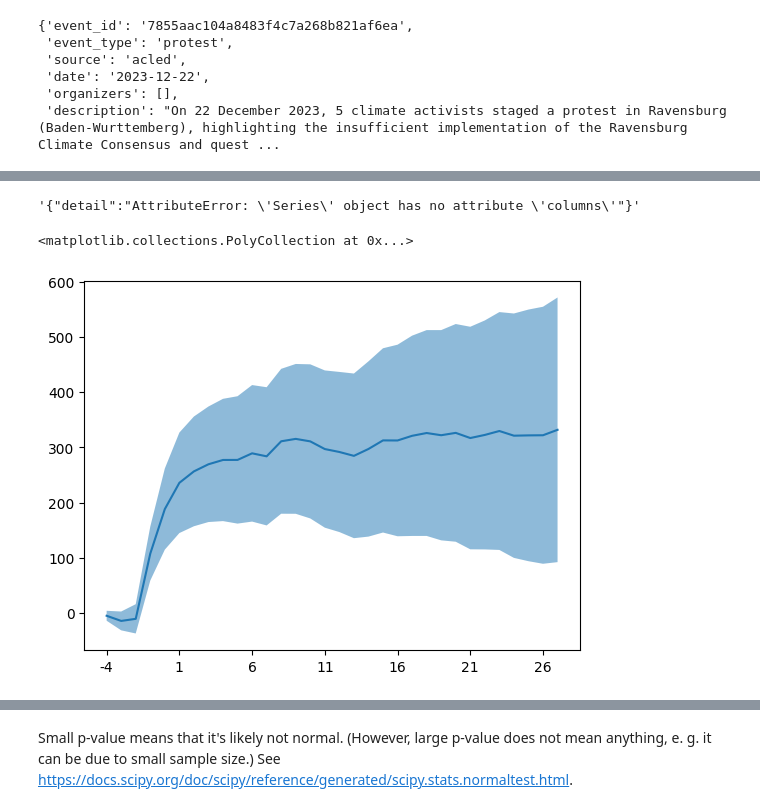
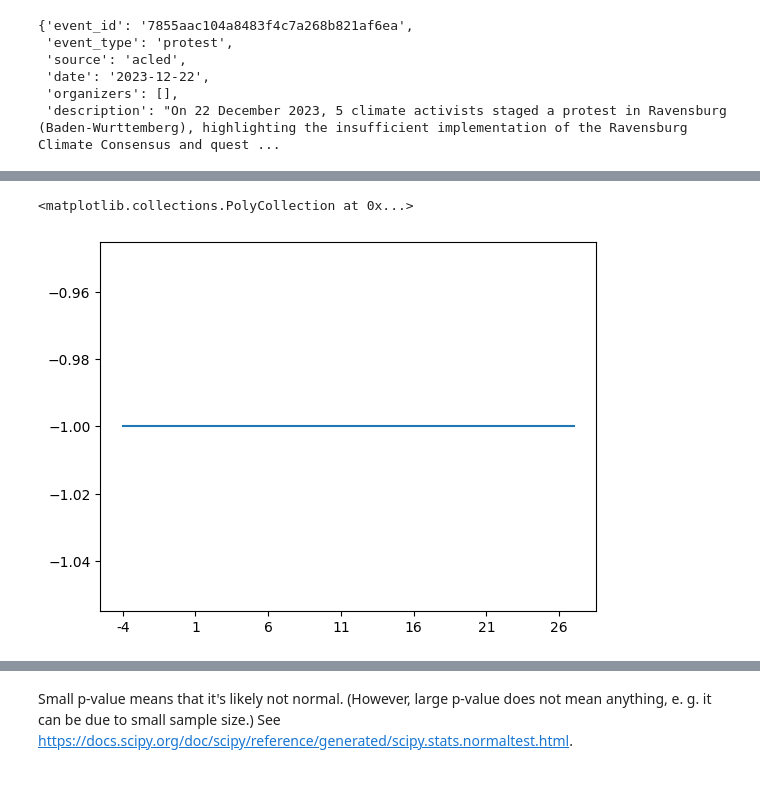
Before and after one commit to SocialChangeLab/media-impact-monitor, a Jupyter notebook: notebooks/2024-04-12-david-impact-api.ipynb, the cells around one changed output, grey strips where cells are left out. Saved outputs shown, nothing was run; the diff lists cells and outputs as text; code cells hidden in the pictures; blank space fills up the shorter version.

```diff
--- a/notebooks/2024-04-12-david-impact-api.ipynb
+++ b/notebooks/2024-04-12-david-impact-api.ipynb
@@ -89,23 +119,21 @@ res = requests.post(
     },
 )
 res.text
-# data = res.json()["data"]
+data = res.json()["data"]
-# %% [output]
-'{"detail":"AttributeError: \'Series\' object has no attribute \'columns\'"}'
 # %%
 import matplotlib.pyplot as plt
 import pandas as pd
 
-pd.Series(data["impact_average"]).plot()
+pd.Series(data["impact_mean"]).plot()
 plt.fill_between(
-    pd.Series(data["impact_average"]).index,
-    pd.Series(data["impact_average_lower"]).values,
-    pd.Series(data["impact_average_upper"]).values,
+    pd.Series(data["impact_mean"]).index,
+    pd.Series(data["impact_mean_lower"]).values,
+    pd.Series(data["impact_mean_upper"]).values,
     alpha=0.5,
 )
 # %% [output]
 <matplotlib.collections.PolyCollection at 0x...>
-[figure, old version]
+[figure, new version]
 # %%
 impacts__ = pd.Series(
     [list(ts.values())[4 + 14] for ts in data["individual_impacts"].values()]
```
Also changed, not shown: parts of 3 cells of this notebook, 2 other files.
